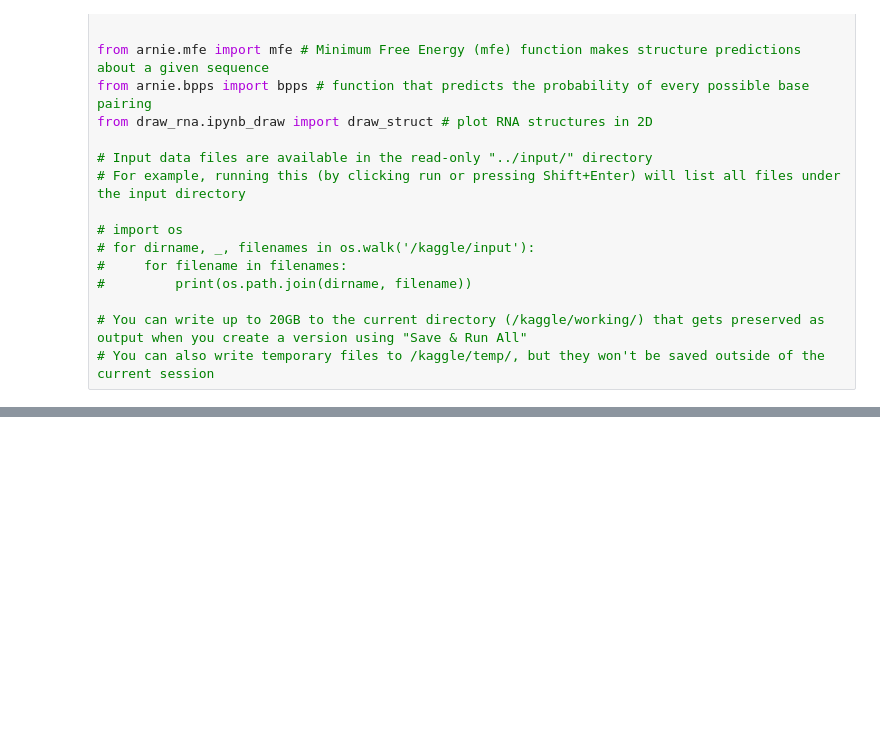
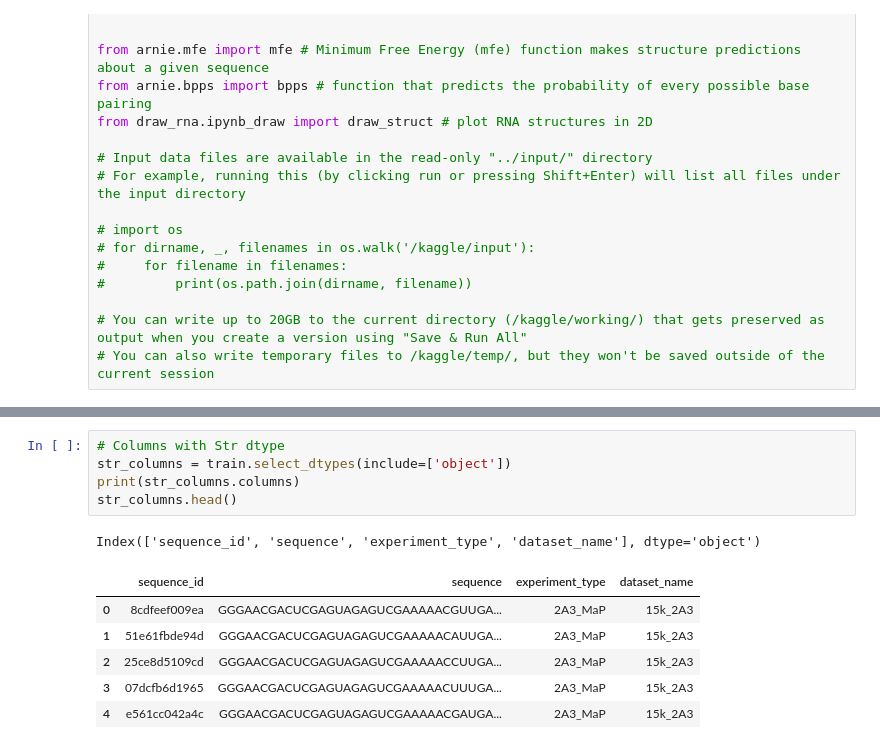
Before and after one commit to SmogJ/Kaggle-Competition----Stanford-Ribonanza-RNA-Folding, a Jupyter notebook: 1st-ribo-note.ipynb, the cells around one changed output, grey strips where cells are left out. Cells and saved outputs as stored; diff of their text form; blank space fills up the shorter version.

```diff
--- a/1st-ribo-note.ipynb
+++ b/1st-ribo-note.ipynb
@@ -52,0 +143,13 @@ from draw_rna.ipynb_draw import draw_struct # plot RNA structures in 2D
+# %%
+# Columns with Str dtype
+str_columns = train.select_dtypes(include=['object'])
+print(str_columns.columns)
+str_columns.head()
+# %% [output]
+Index(['sequence_id', 'sequence', 'experiment_type', 'dataset_name'], dtype='object')
+|  | sequence_id | sequence | experiment_type | dataset_name |
+| 0 | 8cdfeef009ea | GGGAACGACUCGAGUAGAGUCGAAAAACGUUGA... | 2A3_MaP | 15k_2A3 |
+| 1 | 51e61fbde94d | GGGAACGACUCGAGUAGAGUCGAAAAACAUUGA... | 2A3_MaP | 15k_2A3 |
+| 2 | 25ce8d5109cd | GGGAACGACUCGAGUAGAGUCGAAAAACCUUGA... | 2A3_MaP | 15k_2A3 |
+| 3 | 07dcfb6d1965 | GGGAACGACUCGAGUAGAGUCGAAAAACUUUGA... | 2A3_MaP | 15k_2A3 |
+| 4 | e561cc042a4c | GGGAACGACUCGAGUAGAGUCGAAAAACGAUGA... | 2A3_MaP | 15k_2A3 |
```
Also changed, not shown: parts of 17 cells of this notebook.
